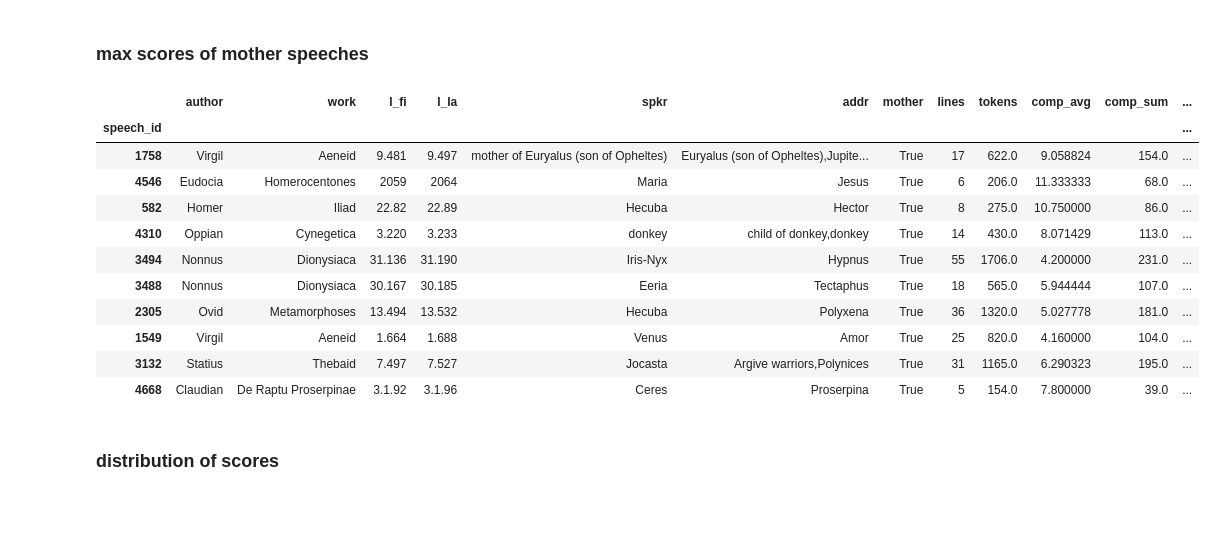
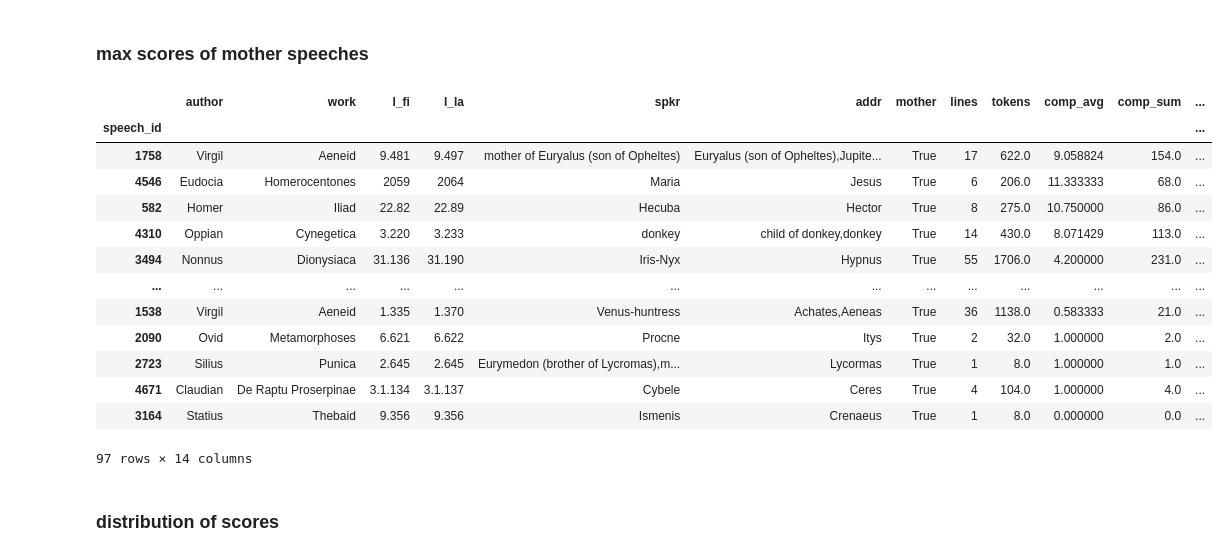
Before and after one commit to cwf2/dices-mta, a Jupyter notebook: Mother speech.ipynb, the cells around one changed output. Drawn from its saved outputs; the diff is of its cells as text; code cells hidden in the pictures; blank space fills up the shorter version.

Commit message:
update mother-child pairs

```diff
--- a/Mother speech.ipynb
+++ b/Mother speech.ipynb
@@ -140,6 +139,0 @@ interrog:
-# %%
-# FIXME!!!
-lem_dict["interrog"] = [";", "?"]
-for label in lem_dict:
-    print(f"{label}:")
-    print(*lem_dict[label], sep=" ")
@@ -345,20 +326,22 @@ x.query('comp_max>12')
 # %% [markdown]
 ### max scores of mother speeches
 # %%
-x.loc[x['mother']].query('comp_max>=11')
+x.loc[x['mother']]
 # %% [output]
 |  | author | work | l_fi | l_la | spkr | addr | mother | lines | tokens | comp_avg | comp_sum | ... |
 | speech_id |  |  |  |  |  |  |  |  |  |  |  | ... |
 | 1758 | Virgil | Aeneid | 9.481 | 9.497 | mother of Euryalus (son of Opheltes) | Euryalus (son of Opheltes),Jupite... | True | 17 | 622.0 | 9.058824 | 154.0 | ... |
 | 4546 | Eudocia | Homerocentones | 2059 | 2064 | Maria | Jesus | True | 6 | 206.0 | 11.333333 | 68.0 | ... |
 | 582 | Homer | Iliad | 22.82 | 22.89 | Hecuba | Hector | True | 8 | 275.0 | 10.750000 | 86.0 | ... |
 | 4310 | Oppian | Cynegetica | 3.220 | 3.233 | donkey | child of donkey,donkey | True | 14 | 430.0 | 8.071429 | 113.0 | ... |
 | 3494 | Nonnus | Dionysiaca | 31.136 | 31.190 | Iris-Nyx | Hypnus | True | 55 | 1706.0 | 4.200000 | 231.0 | ... |
-| 3488 | Nonnus | Dionysiaca | 30.167 | 30.185 | Eeria | Tectaphus | True | 18 | 565.0 | 5.944444 | 107.0 | ... |
-| 2305 | Ovid | Metamorphoses | 13.494 | 13.532 | Hecuba | Polyxena | True | 36 | 1320.0 | 5.027778 | 181.0 | ... |
-| 1549 | Virgil | Aeneid | 1.664 | 1.688 | Venus | Amor | True | 25 | 820.0 | 4.160000 | 104.0 | ... |
-| 3132 | Statius | Thebaid | 7.497 | 7.527 | Jocasta | Argive warriors,Polynices | True | 31 | 1165.0 | 6.290323 | 195.0 | ... |
-| 4668 | Claudian | De Raptu Proserpinae | 3.1.92 | 3.1.96 | Ceres | Proserpina | True | 5 | 154.0 | 7.800000 | 39.0 | ... |
+| ... | ... | ... | ... | ... | ... | ... | ... | ... | ... | ... | ... | ... |
+| 1538 | Virgil | Aeneid | 1.335 | 1.370 | Venus-huntress | Achates,Aeneas | True | 36 | 1138.0 | 0.583333 | 21.0 | ... |
+| 2090 | Ovid | Metamorphoses | 6.621 | 6.622 | Procne | Itys | True | 2 | 32.0 | 1.000000 | 2.0 | ... |
+| 2723 | Silius | Punica | 2.645 | 2.645 | Eurymedon (brother of Lycromas),m... | Lycormas | True | 1 | 8.0 | 1.000000 | 1.0 | ... |
+| 4671 | Claudian | De Raptu Proserpinae | 3.1.134 | 3.1.137 | Cybele | Ceres | True | 4 | 104.0 | 1.000000 | 4.0 | ... |
+| 3164 | Statius | Thebaid | 9.356 | 9.356 | Ismenis | Crenaeus | True | 1 | 8.0 | 0.000000 | 0.0 | ... |
+97 rows × 14 columns
 # %% [markdown]
 ### distribution of scores
 # %%
```
Also changed, not shown: parts of 2 cells of this notebook, 1 other file.
